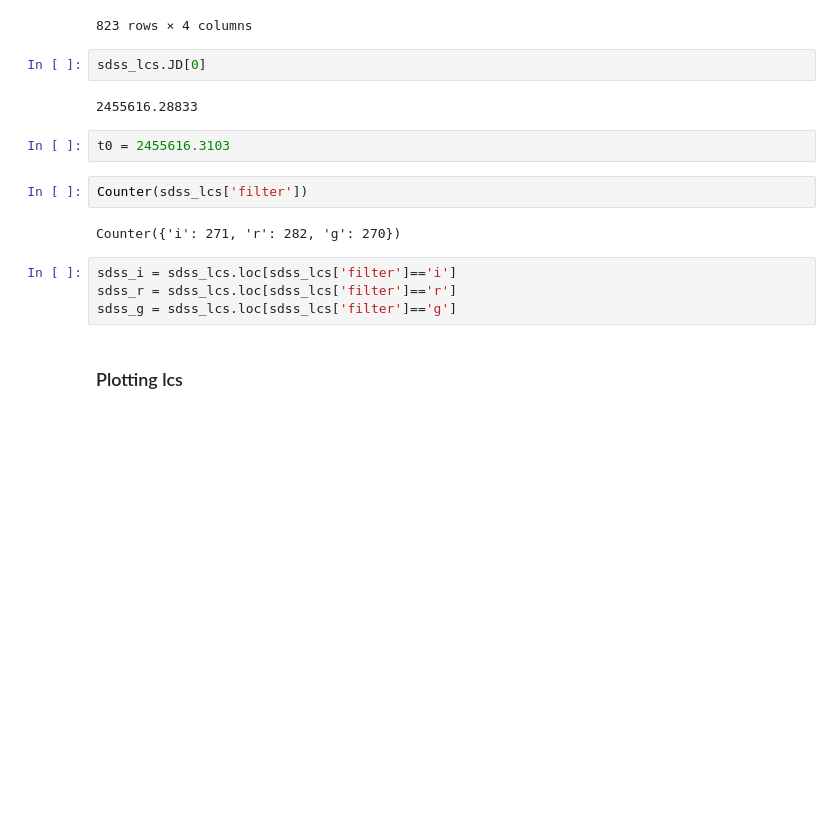
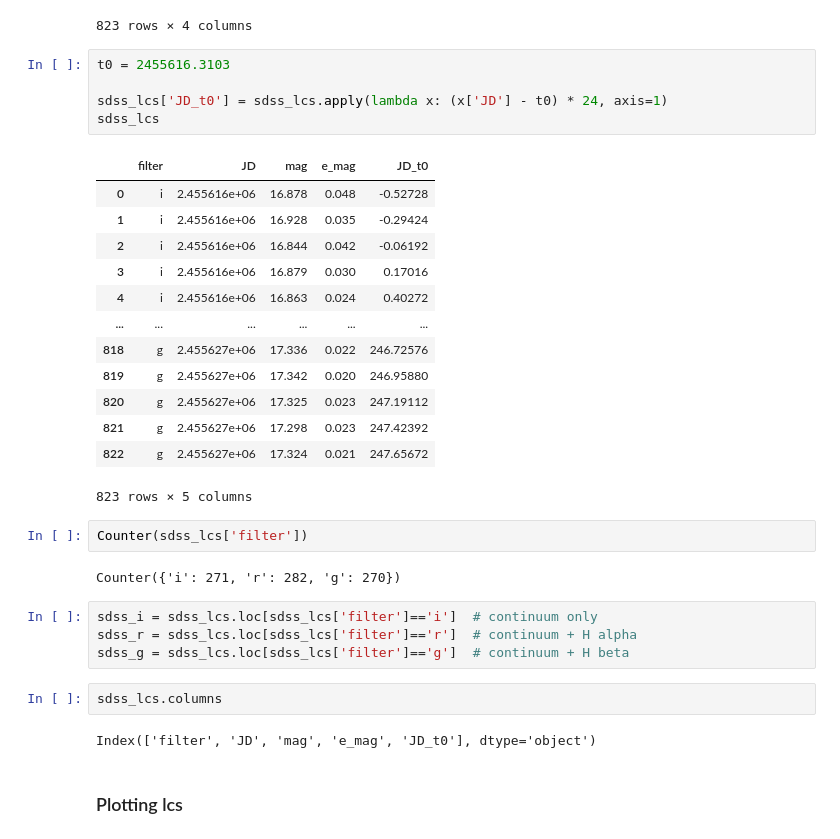
Before and after one commit to NicoGalvarino/AGN_Tutorials_Git, a Jupyter notebook: Tutorial_5_RevMap/RM_tutorial_pyzdcf.ipynb, the cells around one changed output. Saved outputs shown, nothing was run; the diff lists cells and outputs as text; blank space fills up the shorter version.

```diff
--- a/Tutorial_5_RevMap/RM_tutorial_pyzdcf.ipynb
+++ b/Tutorial_5_RevMap/RM_tutorial_pyzdcf.ipynb
@@ -735,19 +735,36 @@ sdss_lcs
 | 821 | g | 2.455627e+06 | 17.298 | 0.023 |
 | 822 | g | 2.455627e+06 | 17.324 | 0.021 |
 823 rows × 4 columns
-# %%
-sdss_lcs.JD[0]
-# %% [output]
-2455616.28833
-# %%
-t0 = 2455616.3103
+# %%
+t0 = 2455616.3103
+
+sdss_lcs['JD_t0'] = sdss_lcs.apply(lambda x: (x['JD'] - t0) * 24, axis=1)
+sdss_lcs
+# %% [output]
+|  | filter | JD | mag | e_mag | JD_t0 |
+| 0 | i | 2.455616e+06 | 16.878 | 0.048 | -0.52728 |
+| 1 | i | 2.455616e+06 | 16.928 | 0.035 | -0.29424 |
+| 2 | i | 2.455616e+06 | 16.844 | 0.042 | -0.06192 |
+| 3 | i | 2.455616e+06 | 16.879 | 0.030 | 0.17016 |
+| 4 | i | 2.455616e+06 | 16.863 | 0.024 | 0.40272 |
+| ... | ... | ... | ... | ... | ... |
+| 818 | g | 2.455627e+06 | 17.336 | 0.022 | 246.72576 |
+| 819 | g | 2.455627e+06 | 17.342 | 0.020 | 246.95880 |
+| 820 | g | 2.455627e+06 | 17.325 | 0.023 | 247.19112 |
+| 821 | g | 2.455627e+06 | 17.298 | 0.023 | 247.42392 |
+| 822 | g | 2.455627e+06 | 17.324 | 0.021 | 247.65672 |
+823 rows × 5 columns
 # %%
 Counter(sdss_lcs['filter'])
 # %% [output]
 Counter({'i': 271, 'r': 282, 'g': 270})
 # %%
-sdss_i = sdss_lcs.loc[sdss_lcs['filter']=='i']
-sdss_r = sdss_lcs.loc[sdss_lcs['filter']=='r']
-sdss_g = sdss_lcs.loc[sdss_lcs['filter']=='g']
+sdss_i = sdss_lcs.loc[sdss_lcs['filter']=='i']  # continuum only
+sdss_r = sdss_lcs.loc[sdss_lcs['filter']=='r']  # continuum + H alpha
+sdss_g = sdss_lcs.loc[sdss_lcs['filter']=='g']  # continuum + H beta
+# %%
+sdss_lcs.columns
+# %% [output]
+Index(['filter', 'JD', 'mag', 'e_mag', 'JD_t0'], dtype='object')
 # %% [markdown]
 ### Plotting lcs
```
Also changed, not shown: parts of 3 cells of this notebook, 7 other files.
